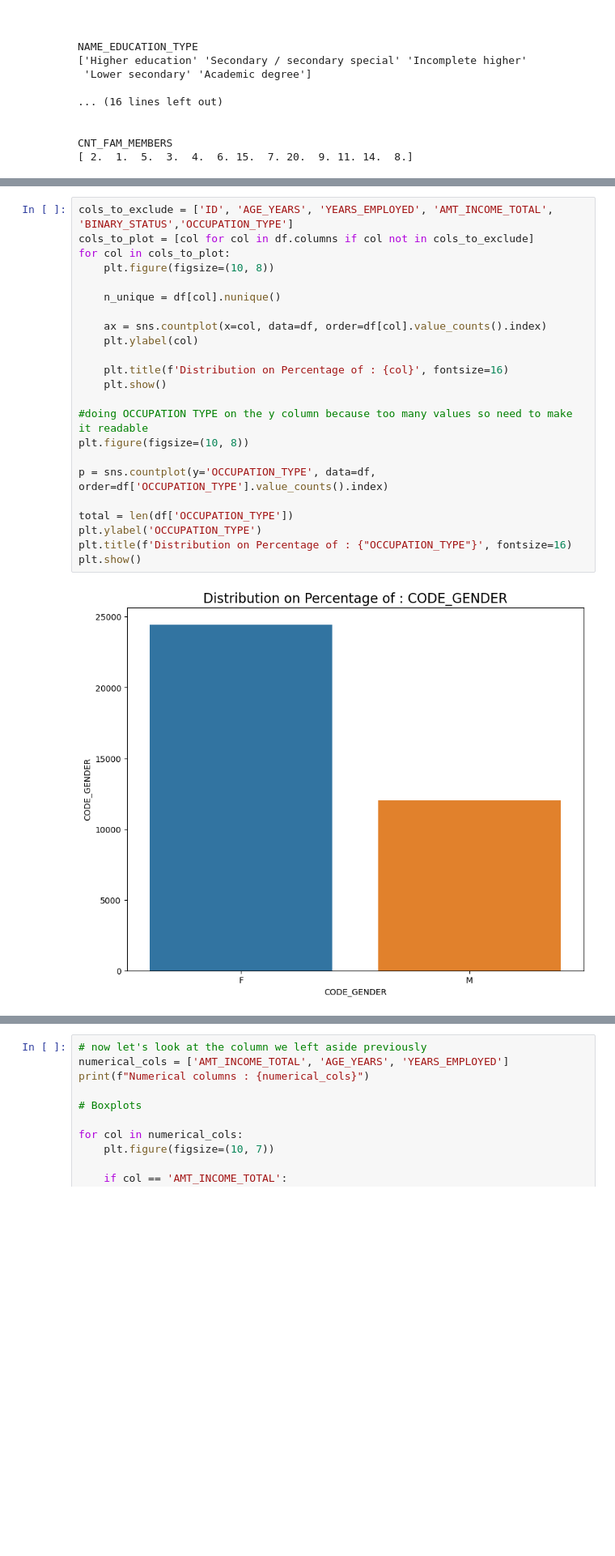
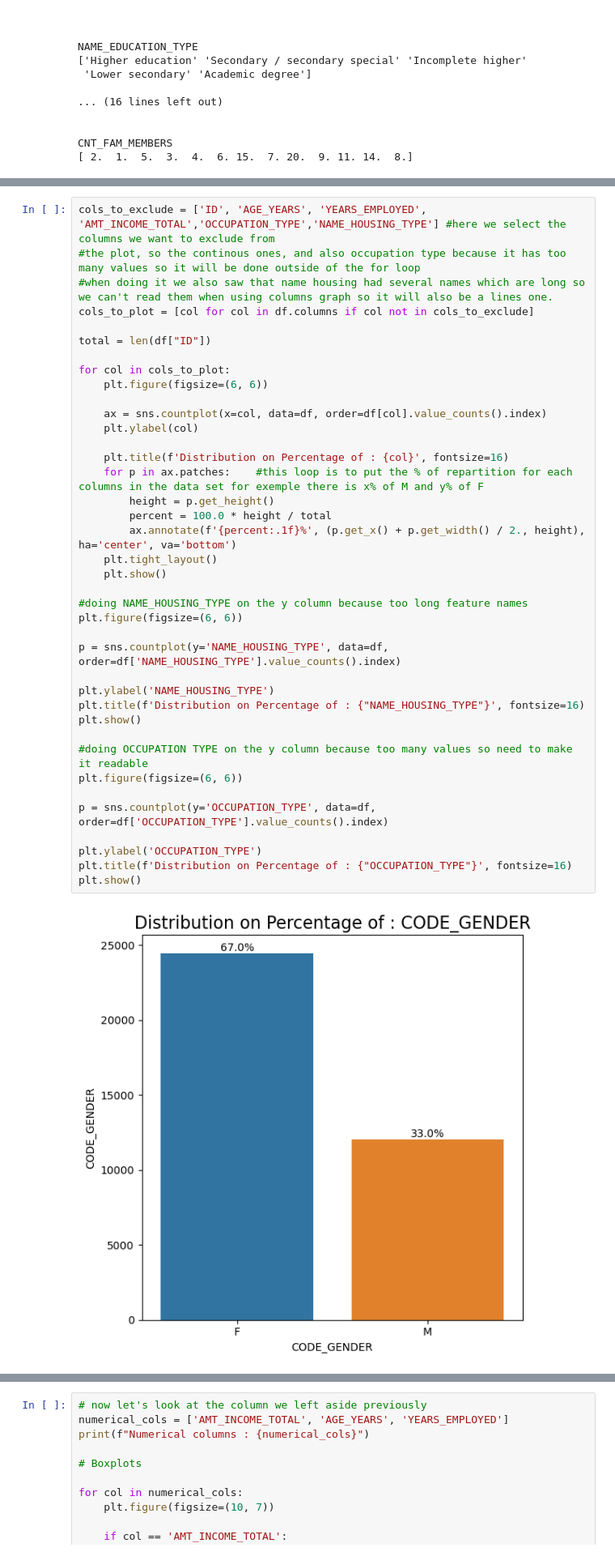
Before and after one commit to Adnbsn/ML_CardFraud, a Jupyter notebook: Project_ML_Adrien_BESSON_Emma_BEKKER.ipynb, the cells around one changed output, grey strips where cells are left out. Shown at 81% size. Saved outputs shown, nothing was run; the diff lists cells and outputs as text; blank space fills up the shorter version.

```diff
--- a/Project_ML_Adrien_BESSON_Emma_BEKKER.ipynb
+++ b/Project_ML_Adrien_BESSON_Emma_BEKKER.ipynb
@@ -207,25 +230,41 @@ We are changing the column of days_birth to the age of the person, as well as a
 # %%
-cols_to_exclude = ['ID', 'AGE_YEARS', 'YEARS_EMPLOYED', 'AMT_INCOME_TOTAL', 'BINARY_STATUS','OCCUPATION_TYPE']
+cols_to_exclude = ['ID', 'AGE_YEARS', 'YEARS_EMPLOYED', 'AMT_INCOME_TOTAL','OCCUPATION_TYPE','NAME_HOUSING_TYPE'] #here we select the columns we want to exclude from
+#the plot, so the continous ones, and also occupation type because it has too many values so it will be done outside of the for loop
+#when doing it we also saw that name housing had several names which are long so we can't read them when using columns graph so it will also be a lines one.
 cols_to_plot = [col for col in df.columns if col not in cols_to_exclude]
+
+total = len(df["ID"])
+
 for col in cols_to_plot:
-    plt.figure(figsize=(10, 8))
-
-    n_unique = df[col].nunique()
+    plt.figure(figsize=(6, 6))
 
     ax = sns.countplot(x=col, data=df, order=df[col].value_counts().index)
     plt.ylabel(col)
 
     plt.title(f'Distribution on Percentage of : {col}', fontsize=16)
+    for p in ax.patches:    #this loop is to put the % of repartition for each columns in the data set for exemple there is x% of M and y% of F
+        height = p.get_height()
+        percent = 100.0 * height / total
+        ax.annotate(f'{percent:.1f}%', (p.get_x() + p.get_width() / 2., height), ha='center', va='bottom')
+    plt.tight_layout()
     plt.show()
 
+#doing NAME_HOUSING_TYPE on the y column because too long feature names
+plt.figure(figsize=(6, 6))
+
+p = sns.countplot(y='NAME_HOUSING_TYPE', data=df, order=df['NAME_HOUSING_TYPE'].value_counts().index)
+
+plt.ylabel('NAME_HOUSING_TYPE')
+plt.title(f'Distribution on Percentage of : {"NAME_HOUSING_TYPE"}', fontsize=16)
+plt.show()
+
 #doing OCCUPATION TYPE on the y column because too many values so need to make it readable
-plt.figure(figsize=(10, 8))
+plt.figure(figsize=(6, 6))
 
 p = sns.countplot(y='OCCUPATION_TYPE', data=df, order=df['OCCUPATION_TYPE'].value_counts().index)
 
-total = len(df['OCCUPATION_TYPE'])
 plt.ylabel('OCCUPATION_TYPE')
 plt.title(f'Distribution on Percentage of : {"OCCUPATION_TYPE"}', fontsize=16)
 plt.show()
 # %% [output]
-[figure, old version]
+[figure, new version]
```
Also changed, not shown: parts of 42 cells of this notebook.
